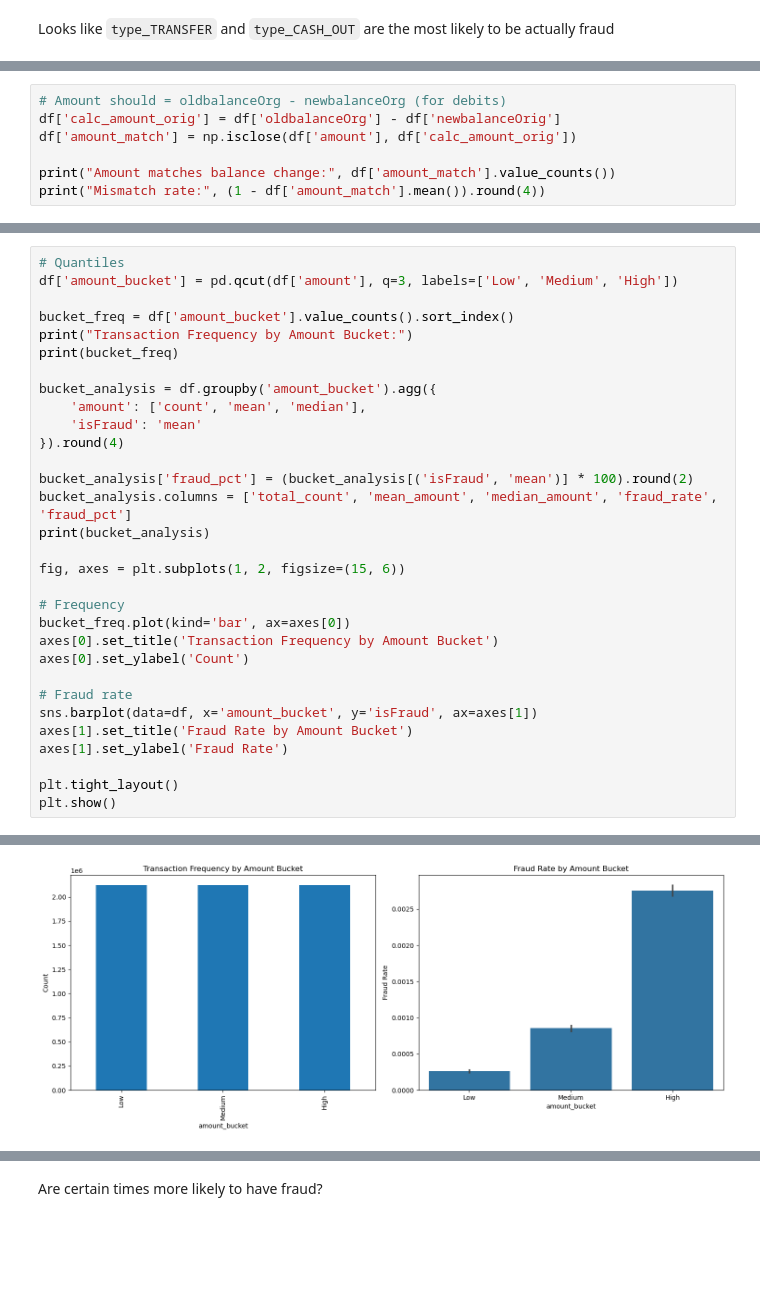
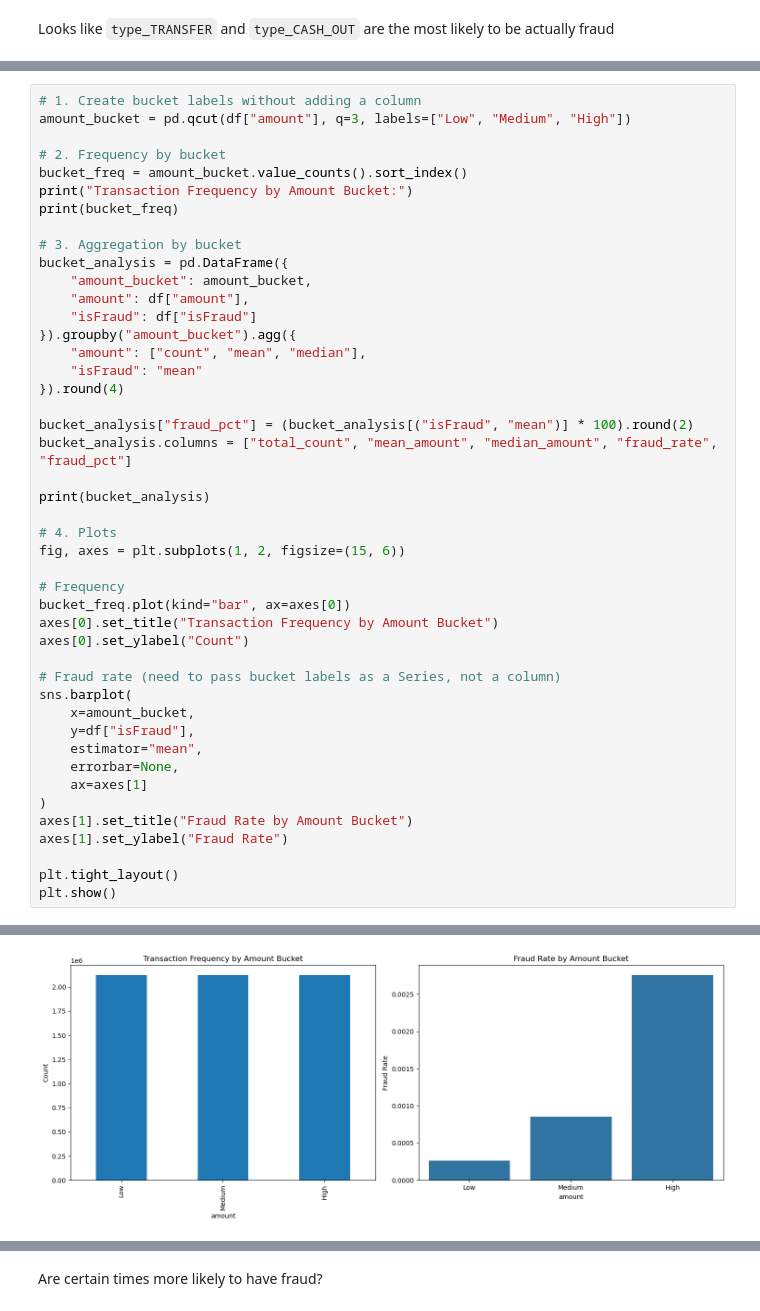
Before and after one commit to cameronbridgwater/financial_fraud, a Jupyter notebook: code/step1-explore.ipynb, the cells around one changed output, grey strips where cells are left out. Drawn from its saved outputs; the diff is of its cells as text; blank space fills up the shorter version.

```diff
--- a/code/step1-explore.ipynb
+++ b/code/step1-explore.ipynb
@@ -265,7 +269,0 @@ Are big changes in the amount also a sign of potential fraud?
-# %%
-# Amount should = oldbalanceOrg - newbalanceOrg (for debits)
-df['calc_amount_orig'] = df['oldbalanceOrg'] - df['newbalanceOrig']
-df['amount_match'] = np.isclose(df['amount'], df['calc_amount_orig'])
-
-print("Amount matches balance change:", df['amount_match'].value_counts())
-print("Mismatch rate:", (1 - df['amount_match'].mean()).round(4))
@@ -278,31 +322,45 @@ Mismatch rate: 0.7871
 # %%
-# Quantiles
-df['amount_bucket'] = pd.qcut(df['amount'], q=3, labels=['Low', 'Medium', 'High'])
+# 1. Create bucket labels without adding a column
+amount_bucket = pd.qcut(df["amount"], q=3, labels=["Low", "Medium", "High"])
 
-bucket_freq = df['amount_bucket'].value_counts().sort_index()
+# 2. Frequency by bucket
+bucket_freq = amount_bucket.value_counts().sort_index()
 print("Transaction Frequency by Amount Bucket:")
 print(bucket_freq)
 
-bucket_analysis = df.groupby('amount_bucket').agg({
-    'amount': ['count', 'mean', 'median'],
-    'isFraud': 'mean'
+# 3. Aggregation by bucket
+bucket_analysis = pd.DataFrame({
+    "amount_bucket": amount_bucket,
+    "amount": df["amount"],
+    "isFraud": df["isFraud"]
+}).groupby("amount_bucket").agg({
+    "amount": ["count", "mean", "median"],
+    "isFraud": "mean"
 }).round(4)
 
-bucket_analysis['fraud_pct'] = (bucket_analysis[('isFraud', 'mean')] * 100).round(2)
-bucket_analysis.columns = ['total_count', 'mean_amount', 'median_amount', 'fraud_rate', 'fraud_pct']
+bucket_analysis["fraud_pct"] = (bucket_analysis[("isFraud", "mean")] * 100).round(2)
+bucket_analysis.columns = ["total_count", "mean_amount", "median_amount", "fraud_rate", "fraud_pct"]
+
 print(bucket_analysis)
 
+# 4. Plots
 fig, axes = plt.subplots(1, 2, figsize=(15, 6))
 
 # Frequency
-bucket_freq.plot(kind='bar', ax=axes[0])
-axes[0].set_title('Transaction Frequency by Amount Bucket')
-axes[0].set_ylabel('Count')
+bucket_freq.plot(kind="bar", ax=axes[0])
+axes[0].set_title("Transaction Frequency by Amount Bucket")
+axes[0].set_ylabel("Count")
 
-# Fraud rate
-sns.barplot(data=df, x='amount_bucket', y='isFraud', ax=axes[1])
-axes[1].set_title('Fraud Rate by Amount Bucket')
-axes[1].set_ylabel('Fraud Rate')
+# Fraud rate (need to pass bucket labels as a Series, not a column)
+sns.barplot(
+    x=amount_bucket,
+    y=df["isFraud"],
+    estimator="mean",
+    errorbar=None,
+    ax=axes[1]
+)
+axes[1].set_title("Fraud Rate by Amount Bucket")
+axes[1].set_ylabel("Fraud Rate")
 
 plt.tight_layout()
 plt.show()
@@ -312,10 +370,10 @@ amount_bucket
 Low       2120873
 Medium    2120873
 High      2120874
 Name: count, dtype: int64
                total_count  mean_amount  median_amount  fraud_rate  fraud_pct
 amount_bucket
 Low                2120873    8877.3365       7901.040      0.0003       0.03
 Medium             2120873   79439.3546      74871.800      0.0009       0.09
 High               2120874  451268.8915     277268.905      0.0028       0.28
-[figure, old version]
+[figure, new version]
```
Also changed, not shown: parts of 31 cells of this notebook, 3 other files.
